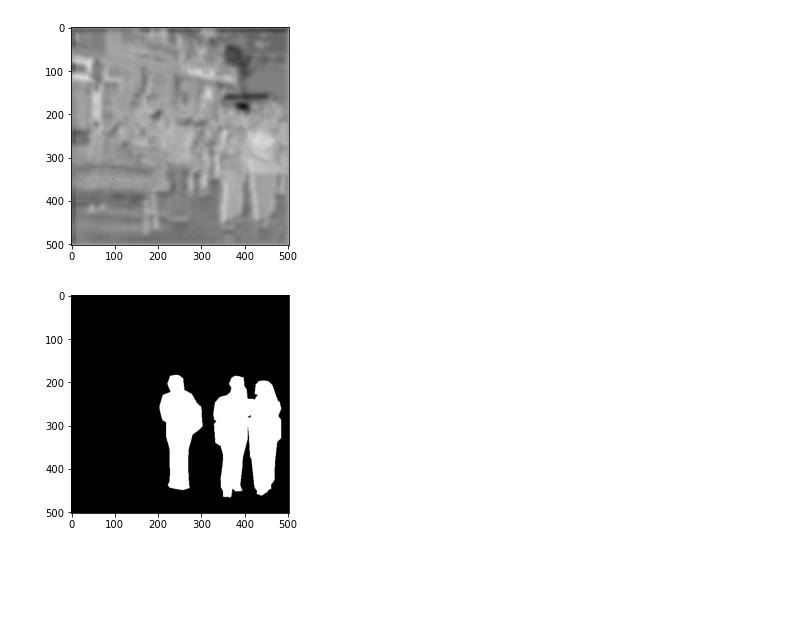
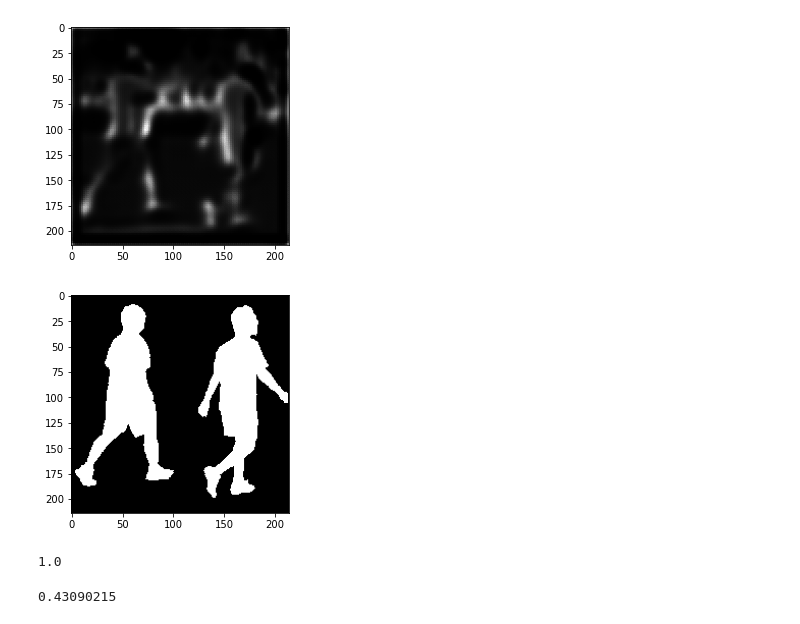
Before and after one commit to Juane99/VC_TEORIA_DATCOM, a Jupyter notebook: segmentation.ipynb, the cells around one changed output. Saved outputs shown, nothing was run; the diff lists cells and outputs as text; code cells hidden in the pictures; blank space fills up the shorter version.

Commit message:
modelo funcional + distintas pruebas con modificaciones pequeñas

```diff
--- a/segmentation.ipynb
+++ b/segmentation.ipynb
@@ -80,14 +95,20 @@ plt.show()
 y_train_val = []
 y_test = []
 
+# convertimos las máscaras a imágenes de 0 o 1, 0 fondo 1 persona
 for imagen in y_train_val_inicial:
-    resultado = np.where(imagen == 0, 0, 1).astype(np.uint8)
-    y_train_val.append(resultado)
+    resultado = np.where(imagen == 0, 0, 1).astype(np.float64)
+    resultado_negado = np.where(imagen == 0, 1, 0).astype(np.float64)
+    y_train_val.append(cv2.merge((resultado, resultado_negado)))
 
 
 for imagen in y_test_inicial:
-    resultado = np.where(imagen == 0, 0, 1).astype(np.uint8)
-    y_test.append(resultado)
+    resultado = np.where(imagen == 0, 0, 1).astype(np.float64)
+    resultado_negado = np.where(imagen == 0, 1, 0).astype(np.float64)
+
+    y_test.append(cv2.merge((resultado, resultado_negado)))
 
 y_train_val = np.array(y_train_val)
 y_test = np.array(y_test)
+
+print(y_test.shape)
@@ -135,12 +164,6 @@ def mostrar_evolucion(hist):
     plt.legend(['Training loss', 'Validation loss'])
     plt.show()
 
-#     acc = hist.history['categorical_crossentropy']
-#     val_acc = hist.history['val_binary_accuracy']
-#     plt.plot(acc)
-#     plt.plot(val_acc)
-#     plt.legend(['Training accuracy', 'Validation accuracy'])
-#     plt.show()
 
 modelo_base = Sequential([
     Normalization(input_shape = (NUEVO_TAM[0], NUEVO_TAM[1], 3)),
@@ -156,14 +179,14 @@ modelo_base = Sequential([
     # pasamos a decodificar
     Conv2DTranspose(64, 4,  strides = (2, 2), padding = "same"),
     Conv2DTranspose(64, 4,  strides = (2, 2), padding = "valid"),
-    Conv2D(1, 1, strides = (1, 1), padding = "valid")
+    Conv2D(2, 1, strides = (1, 1), padding = "valid", activation = "softmax")
 ])
 
 modelo_base.summary()
 
 modelo_base.compile(
     optimizer = "adam",
-    loss = BinaryCrossentropy(from_logits = True)
+    loss = BinaryCrossentropy(from_logits = False)
 )
 
 # Entrenamos el modelo usando callbacks para parar de entrenar
@@ -171,7 +194,7 @@ modelo_base.compile(
 callback = EarlyStopping(patience=3,restore_best_weights=True)
 start = time()
 history = modelo_base.fit(train_dataset,
-                epochs = 40,
+                epochs = 100,
                 validation_data = validation_dataset,
                 callbacks = callback)
 first_training_time = time()-start
@@ -200,14 +234,14 @@ predicciones = modelo_base.predict(test_dataset)
 # %%
 
 plt.figure()
-plt.imshow(predicciones[0], "gray")
+plt.imshow(predicciones[2, :, :, 0], "gray")
 plt.show()
 
 plt.figure()
-plt.imshow(y_test[0], "gray")
+plt.imshow(y_test[2, :, :, 0], "gray")
 plt.show()
 # %% [output]
-[figure, old version]
+[figure, new version]
-[figure, old version]
+[figure, new version]
 # %%
 
@@ -222,0 +257,16 @@ for prediccion in predicciones:
+# %%
+# queremos maximizar meanIoU
+meanIoU_prueba = tf.keras.metrics.MeanIoU(num_classes=2)
+meanIoU_prueba.update_state([0, 0, 1, 1], [0, 0, 1, 1])
+print(meanIoU_prueba.result().numpy())
+# %% [output]
+1.0
+# %%
+meanIoU = tf.keras.metrics.MeanIoU(num_classes=2)
+
+
+meanIoU.update_state(predicciones[:, :, :, 0], y_test[:, :, :, 0])
+
+print(meanIoU.result().numpy())
+# %% [output]
+0.43090215
```
Also changed, not shown: parts of 15 cells of this notebook.
